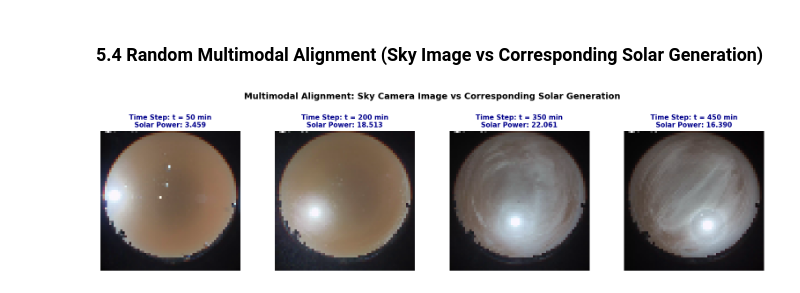
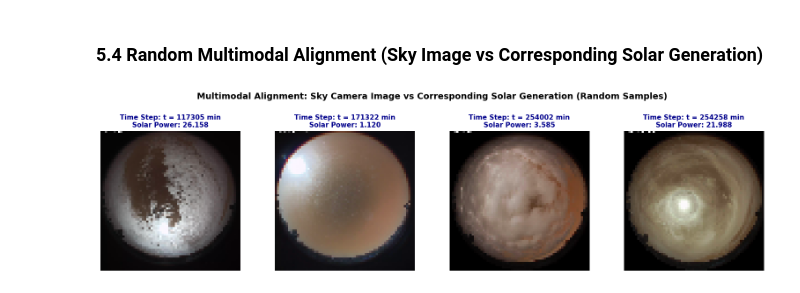
Before and after one commit to umerkang66/skippd-solar-forecasting, a Jupyter notebook: solar_forecasting.ipynb, the cells around one changed output. Cells and saved outputs as stored; diff of their text form; code cells hidden in the pictures.

Commit message:
visualizing randomly in solar_forecasting

```diff
--- a/solar_forecasting.ipynb
+++ b/solar_forecasting.ipynb
@@ -434,29 +434,29 @@ plt.show()
 # %% [markdown]
 ### 5.4 Random Multimodal Alignment (Sky Image vs Corresponding Solar Generation)
 # %%
-# Select distinct moments to visualize cloud cover vs output
-indices = [50, 200, 350, 450]
+# Randomly select 4 distinct timesteps to visualize cloud cover vs output
+indices = np.sort(np.random.choice(len(trainval_images), size=4, replace=False))
 
 fig, axes = plt.subplots(1, 4, figsize=(16, 4))
 fig.suptitle(
-    "Multimodal Alignment: Sky Camera Image vs Corresponding Solar Generation",
+    "Multimodal Alignment: Sky Camera Image vs Corresponding Solar Generation (Random Samples)",
     fontsize=14,
     fontweight="bold",
     y=1.05,
 )
 
 for i, idx in enumerate(indices):
     axes[i].imshow(format_img(trainval_images[idx]))
     power_val = float(trainval_pv[idx])
     axes[i].set_title(
         f"Time Step: t = {idx} min\nSolar Power: {power_val:.3f}",
         fontsize=11,
         fontweight="bold",
         color="darkblue",
     )
     axes[i].axis("off")
 
 plt.tight_layout()
 plt.show()
 # %% [output]
-[figure, old version]
+[figure, new version]
```
